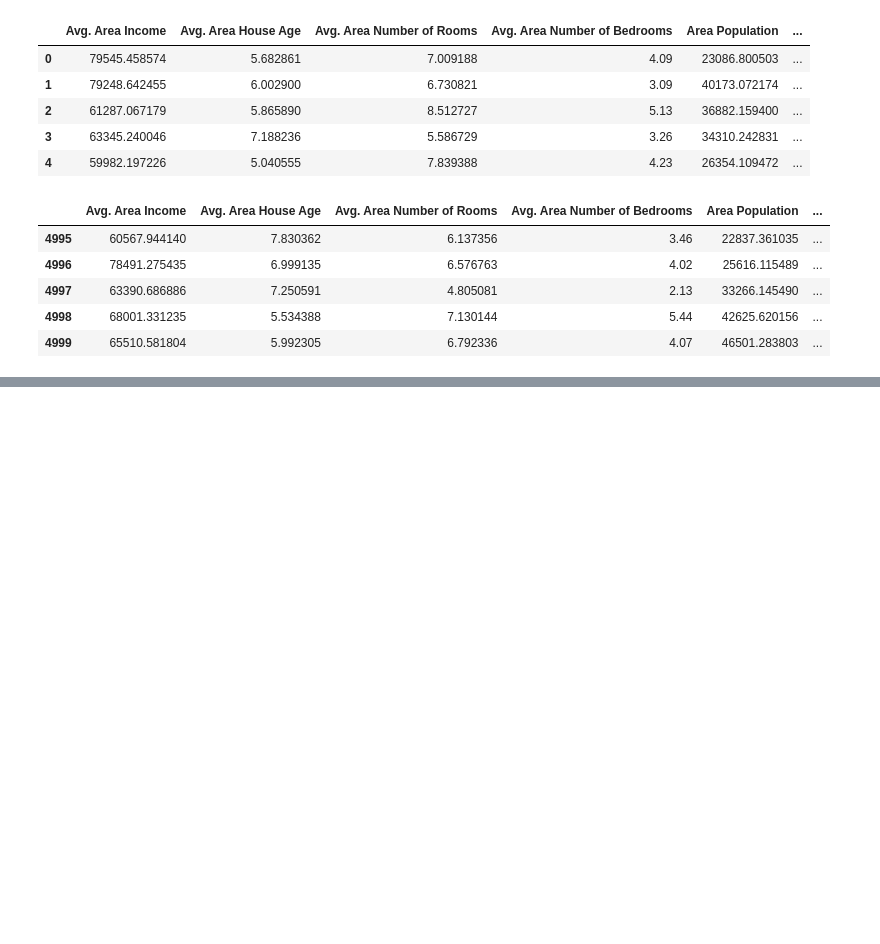
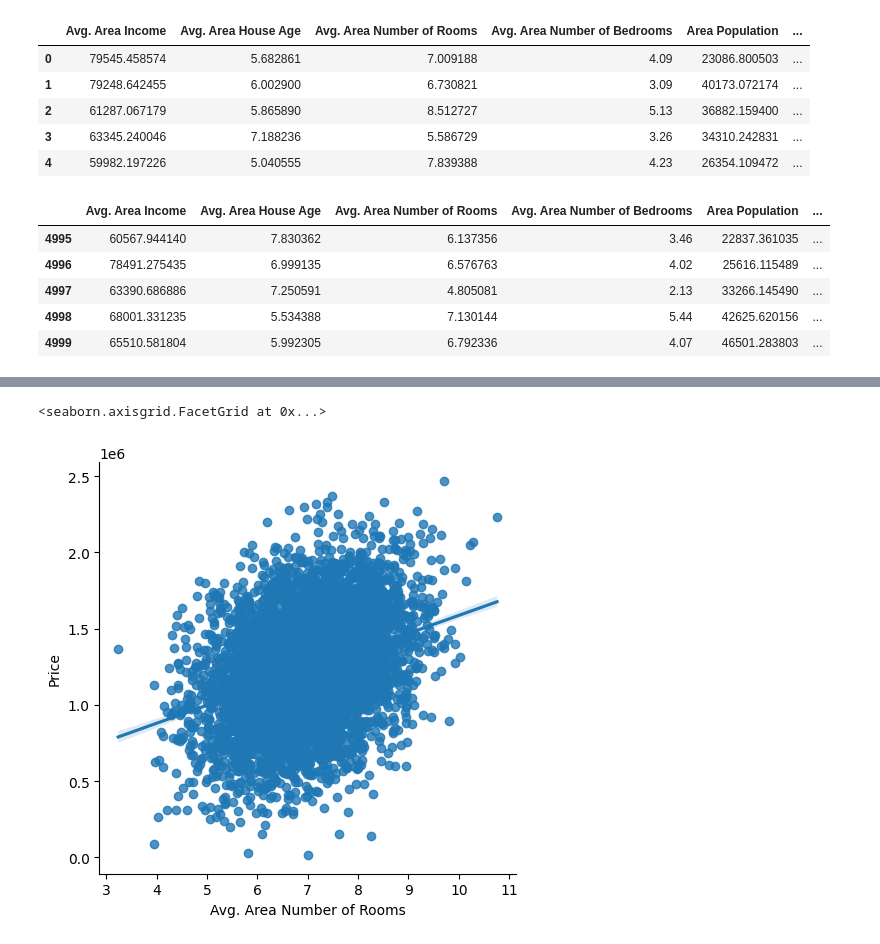
Before and after one commit to MUHAMMEDQULIYEV/Machine_Learning, a Jupyter notebook: LearnLinearRegression/learn1.ipynb, the cells around one changed output, grey strips where cells are left out. Drawn from its saved outputs; the diff is of its cells as text; code cells hidden in the pictures; blank space fills up the shorter version.

```diff
--- a/LearnLinearRegression/learn1.ipynb
+++ b/LearnLinearRegression/learn1.ipynb
@@ -28,0 +76,5 @@ house.tail()
+# %%
+sns.lmplot(house,x='Avg. Area Number of Rooms',y='Price')
+# %% [output]
+<seaborn.axisgrid.FacetGrid at 0x...>
+[figure, added]
```
Also changed, not shown: parts of 7 cells of this notebook.
